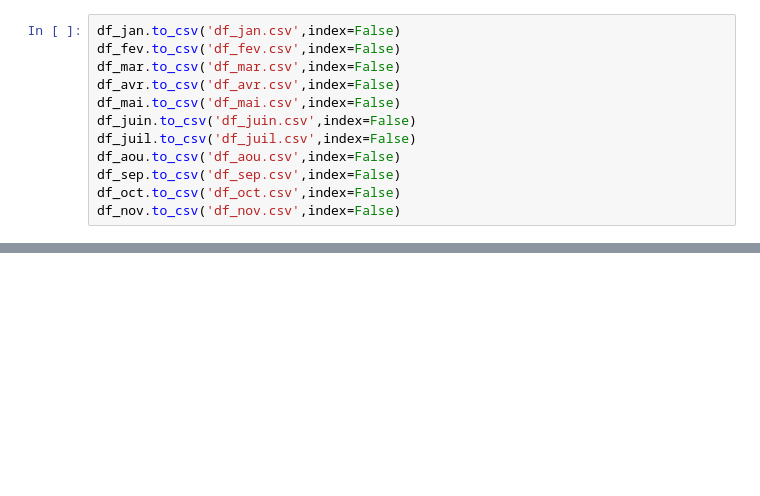
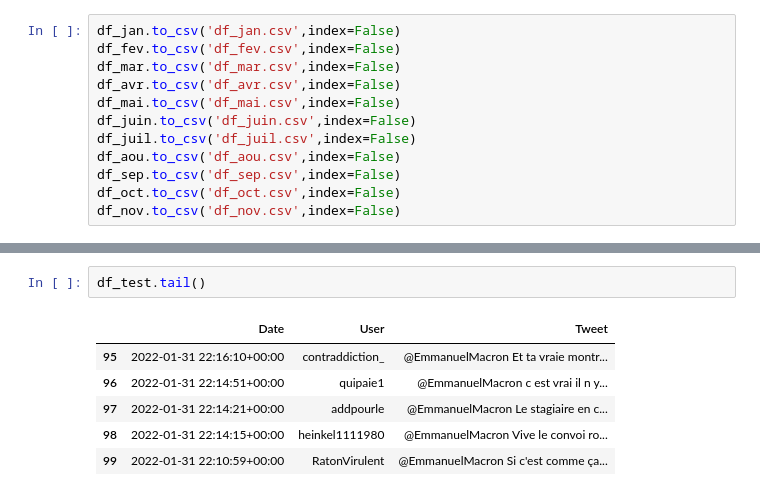
Before and after one commit to Pakatak/Projet_Python_2022, a Jupyter notebook: scraptwitter.ipynb, the cells around one changed output, grey strips where cells are left out. Saved outputs shown, nothing was run; the diff lists cells and outputs as text; blank space fills up the shorter version.

```diff
--- a/scraptwitter.ipynb
+++ b/scraptwitter.ipynb
@@ -65,0 +107,9 @@ df_nov.to_csv('df_nov.csv',index=False)
+# %%
+df_test.tail()
+# %% [output]
+|  | Date | User | Tweet |
+| 95 | 2022-01-31 22:16:10+00:00 | contraddiction_ | @EmmanuelMacron Et ta vraie montr... |
+| 96 | 2022-01-31 22:14:51+00:00 | quipaie1 | @EmmanuelMacron c est vrai il n y... |
+| 97 | 2022-01-31 22:14:21+00:00 | addpourle | @EmmanuelMacron Le stagiaire en c... |
+| 98 | 2022-01-31 22:14:15+00:00 | heinkel1111980 | @EmmanuelMacron Vive le convoi ro... |
+| 99 | 2022-01-31 22:10:59+00:00 | RatonVirulent | @EmmanuelMacron Si c'est comme ça... |
```
Also changed, not shown: parts of 8 cells of this notebook.
